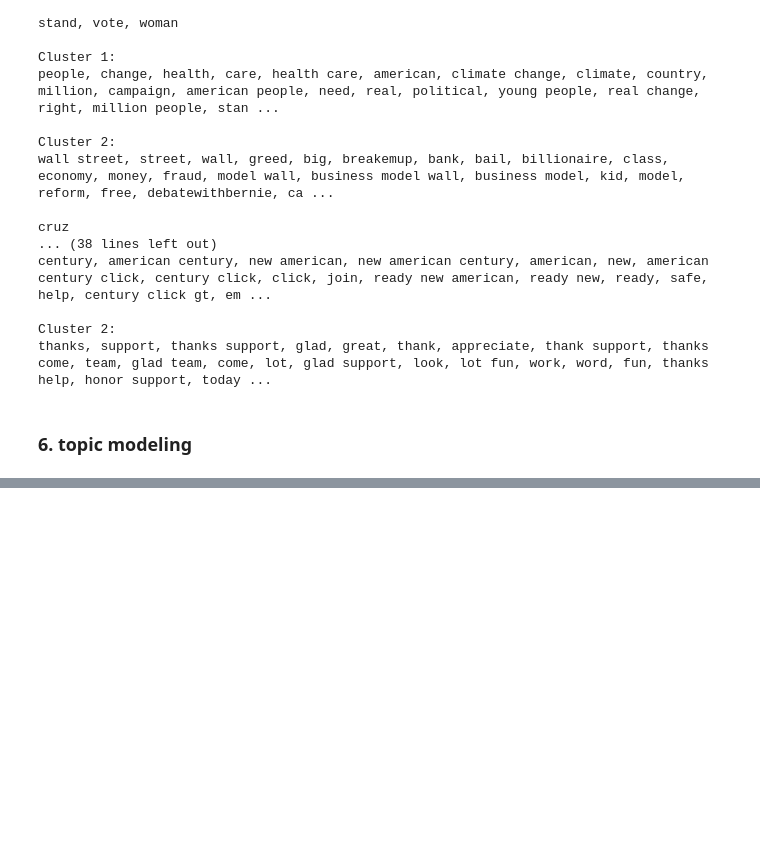
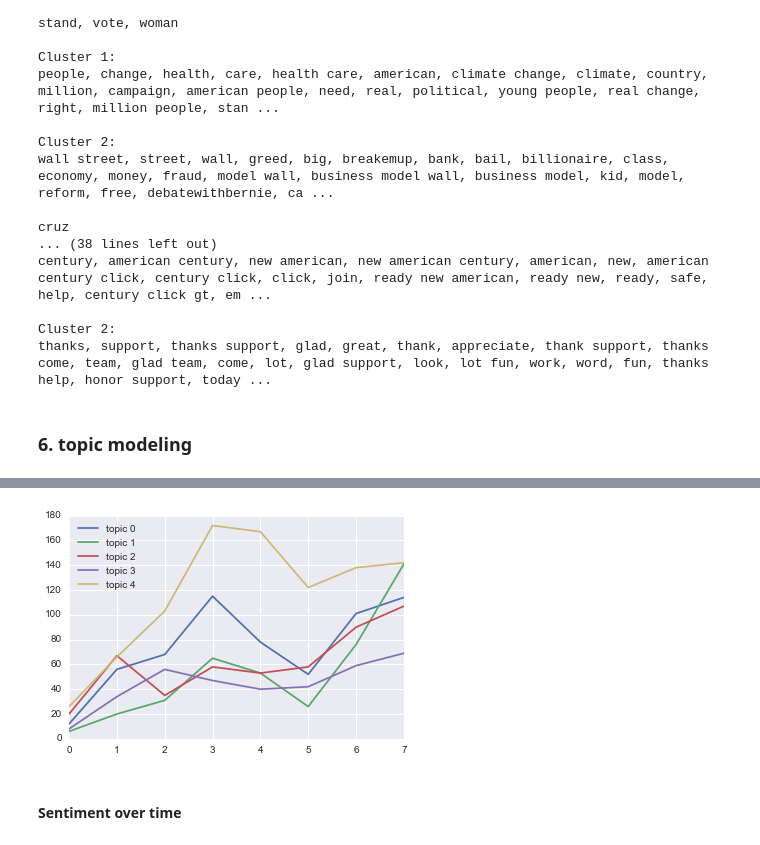
Before and after one commit to dianalam/candidate-tweets, a Jupyter notebook: tweet-analysis.ipynb, the cells around one changed output, grey strips where cells are left out. Cells and saved outputs as stored; diff of their text form; code cells hidden in the pictures; blank space fills up the shorter version.

```diff
--- a/tweet-analysis.ipynb
+++ b/tweet-analysis.ipynb
@@ -790,0 +1080,2 @@ pyLDAvis.display(all_prepared)
+# %%
+long_tweets.loc[:, 'topic'] = tweet_topics
@@ -790,0 +1113,2 @@ pyLDAvis.display(all_prepared)
+# %%
+bymonth_topic = long_tweets.groupby(['candidate', 'topic', 'month'])
@@ -790,0 +1119,2 @@ pyLDAvis.display(all_prepared)
+# %%
+clinton_plot = bymonth_topic.text.count()['clinton']
@@ -790,0 +1123,7 @@ pyLDAvis.display(all_prepared)
+# %%
+def plot_topics_over_time(counted):
+    topics = range(5)
+    for topic in topics:
+        plt.plot(counted[topic].values, label = 'topic %d' %topic, )
+    plt.legend(loc = 'best')
+    plt.show()
@@ -790,0 +1148,6 @@ pyLDAvis.display(all_prepared)
+# %%
+plot_topics_over_time(clinton_plot)
+# %% [output]
+[figure, added]
+# %% [markdown]
+#### Sentiment over time
```
Also changed, not shown: parts of 66 cells of this notebook, 2 other files.
